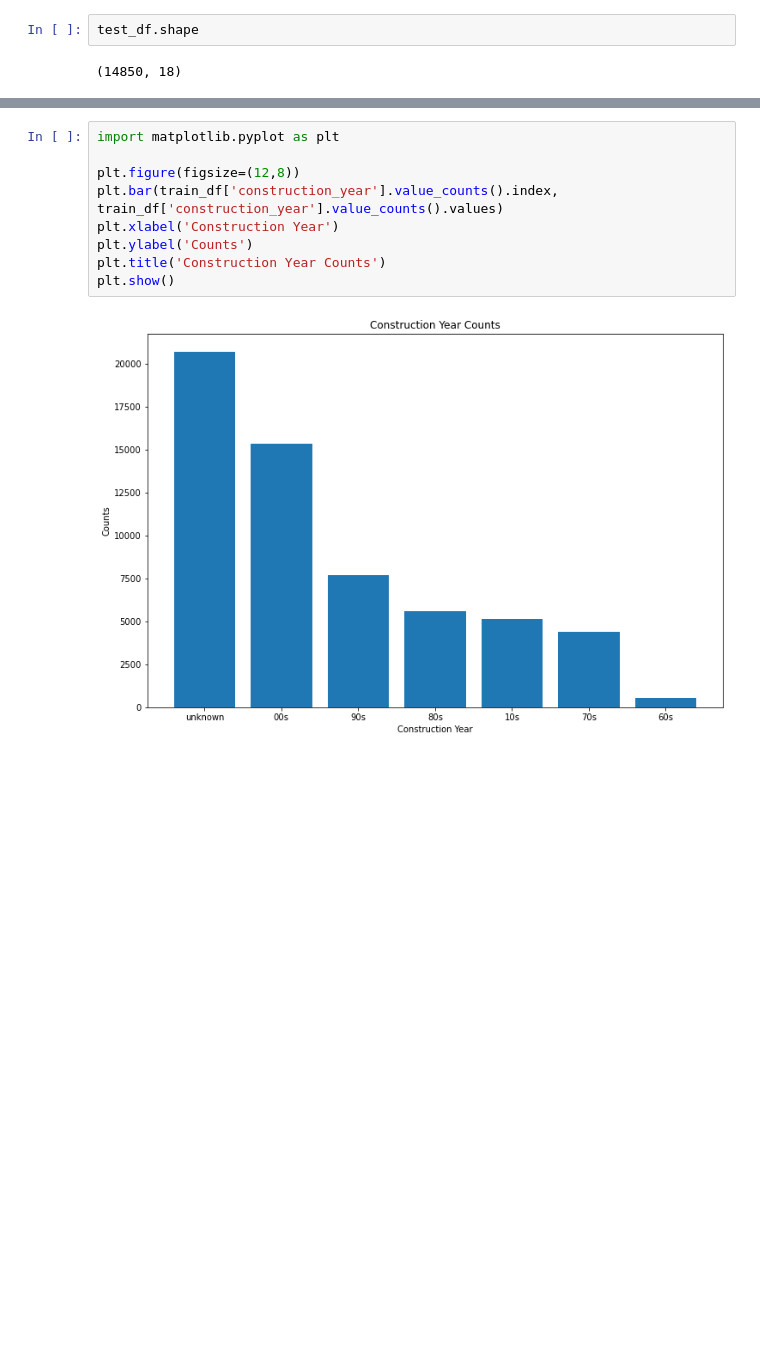
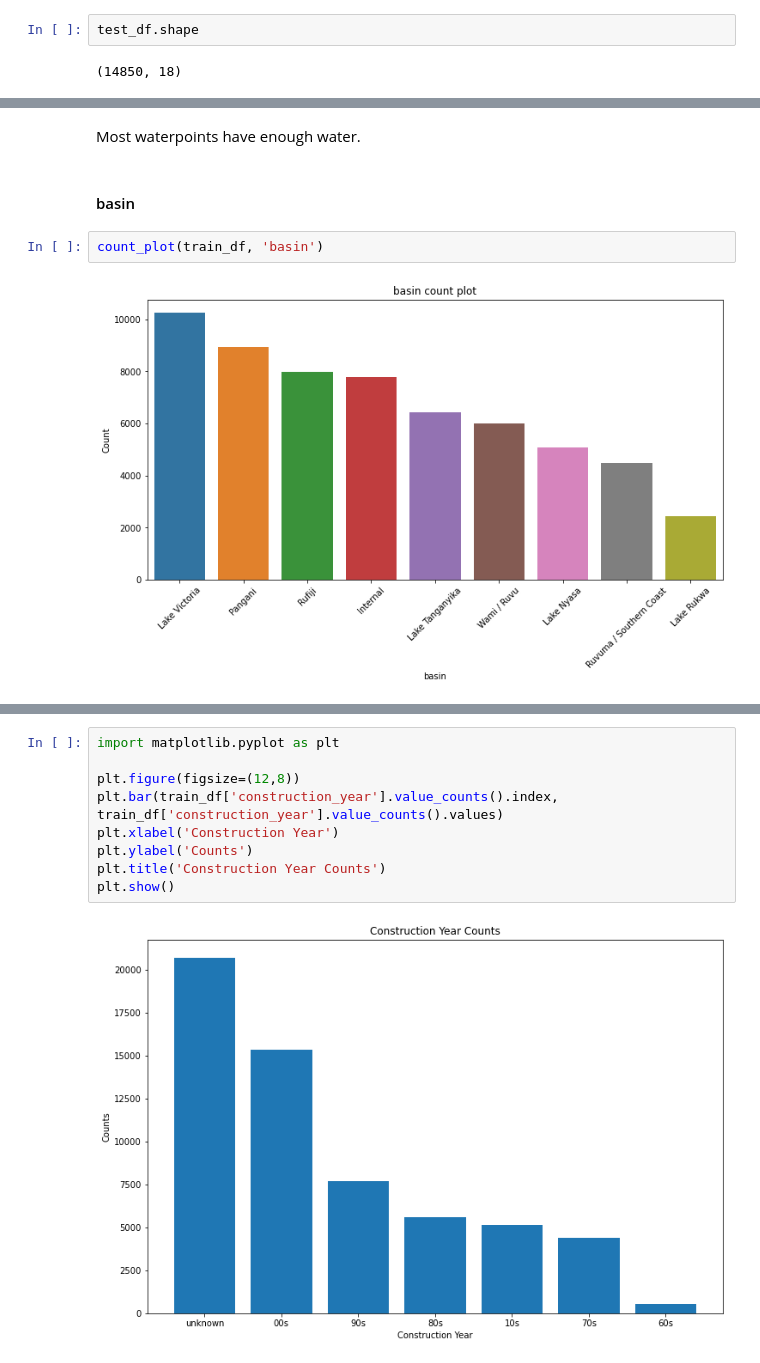
Before and after one commit to HKwirikia/Phase-3-Project---Tanzanian-Water-Wells-Pump-it-Up-, a Jupyter notebook: Desktop/Phase3/Pump it Up.ipynb, the cells around one changed output, grey strips where cells are left out. Cells and saved outputs as stored; diff of their text form; blank space fills up the shorter version.

```diff
--- a/Desktop/Phase3/Pump it Up.ipynb
+++ b/Desktop/Phase3/Pump it Up.ipynb
@@ -1020,0 +1049,8 @@ test_df.shape
+# %% [markdown]
+Most waterpoints have enough water.
+# %% [markdown]
+#### basin
+# %%
+count_plot(train_df, 'basin')
+# %% [output]
+[figure, added]
```
Also changed, not shown: parts of 82 cells of this notebook, 1 other file.
